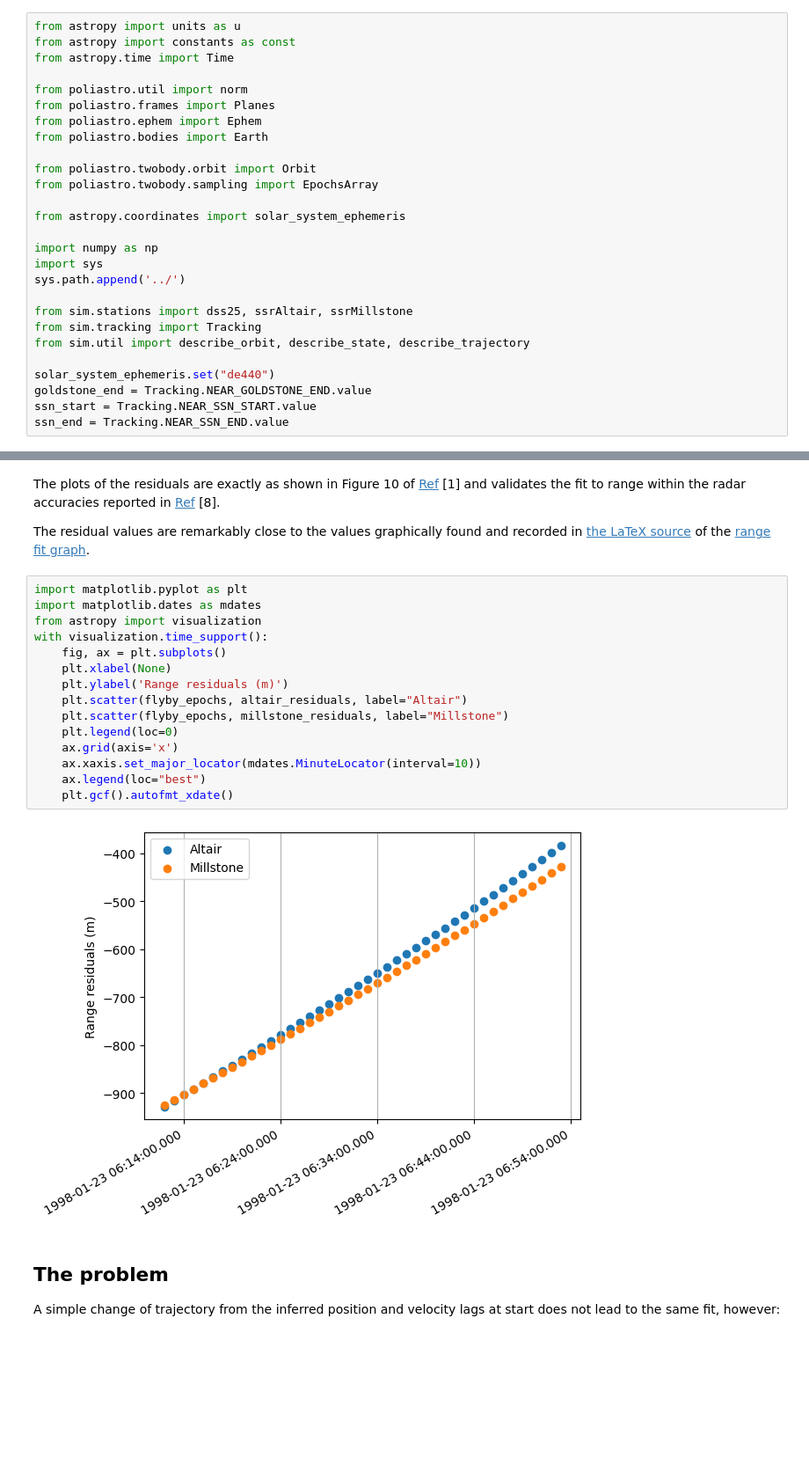
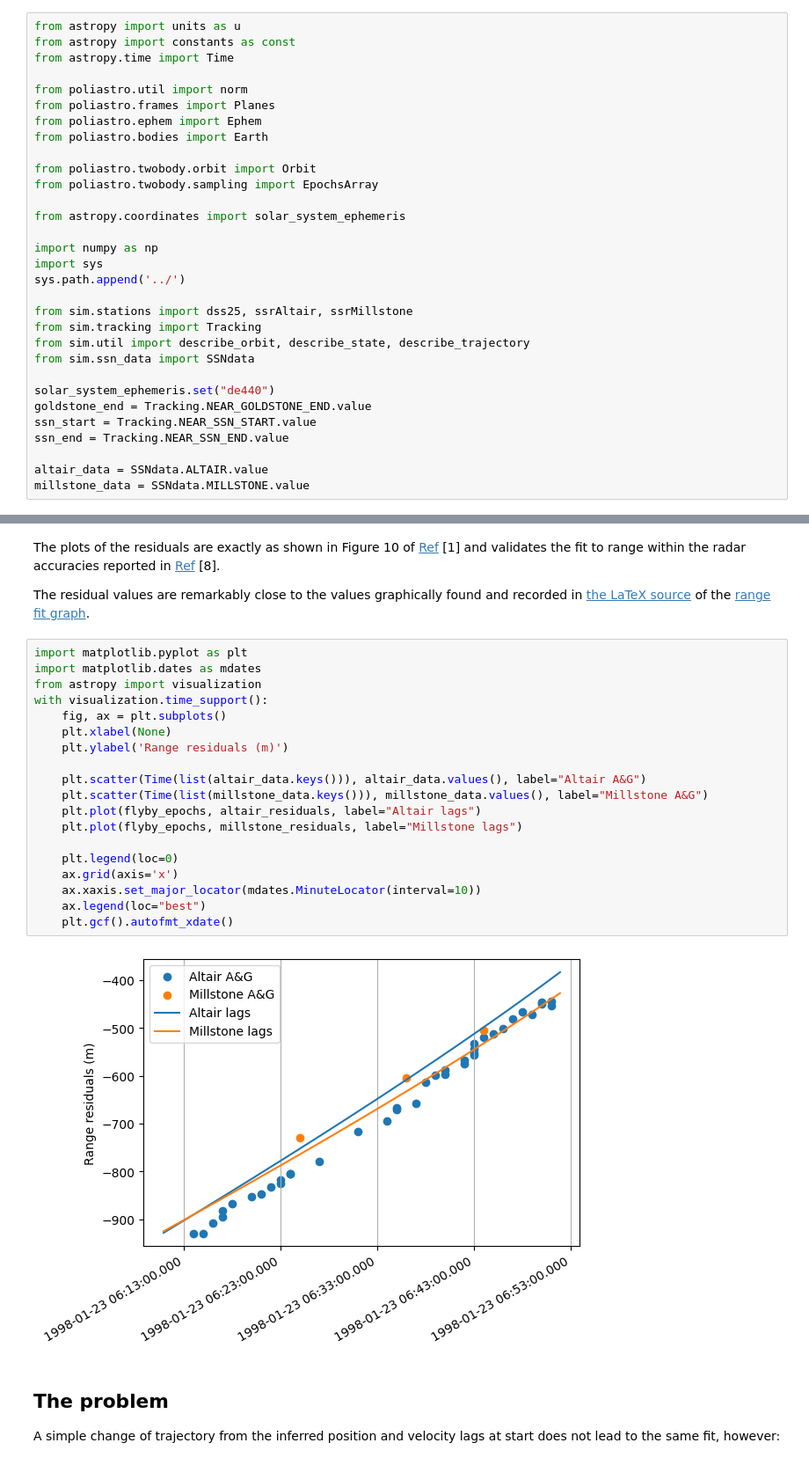
Before and after one commit to earthshrink/anomaly-sim, a Jupyter notebook: near/near_sim_ssn_residuals_exclude_station.ipynb, the cells around one changed output, grey strips where cells are left out. Shown at 88% size. Saved outputs shown, nothing was run; the diff lists cells and outputs as text; blank space fills up the shorter version.

Commit message:
SSN reference data points from A&G 1998

```diff
--- a/near/near_sim_ssn_residuals_exclude_station.ipynb
+++ b/near/near_sim_ssn_residuals_exclude_station.ipynb
@@ -26,11 +26,15 @@ sys.path.append('../')
 from sim.stations import dss25, ssrAltair, ssrMillstone
 from sim.tracking import Tracking
 from sim.util import describe_orbit, describe_state, describe_trajectory
+from sim.ssn_data import SSNdata
 
 solar_system_ephemeris.set("de440")
 goldstone_end = Tracking.NEAR_GOLDSTONE_END.value
 ssn_start = Tracking.NEAR_SSN_START.value
 ssn_end = Tracking.NEAR_SSN_END.value
+
+altair_data = SSNdata.ALTAIR.value
+millstone_data = SSNdata.MILLSTONE.value
 # %%
 sampling_interval = 60
 sample_offsets = np.arange(0, (ssn_end - ssn_start)/(1*u.s), sampling_interval)
@@ -98,20 +102,24 @@ The residual values are remarkably close to the values graphically found and rec
 # %%
 import matplotlib.pyplot as plt
 import matplotlib.dates as mdates
 from astropy import visualization
 with visualization.time_support():
     fig, ax = plt.subplots()
     plt.xlabel(None)
     plt.ylabel('Range residuals (m)')
-    plt.scatter(flyby_epochs, altair_residuals, label="Altair")
-    plt.scatter(flyby_epochs, millstone_residuals, label="Millstone")
+
+    plt.scatter(Time(list(altair_data.keys())), altair_data.values(), label="Altair A&G")
+    plt.scatter(Time(list(millstone_data.keys())), millstone_data.values(), label="Millstone A&G")
+    plt.plot(flyby_epochs, altair_residuals, label="Altair lags")
+    plt.plot(flyby_epochs, millstone_residuals, label="Millstone lags")
+
     plt.legend(loc=0)
     ax.grid(axis='x')
     ax.xaxis.set_major_locator(mdates.MinuteLocator(interval=10))
     ax.legend(loc="best")
     plt.gcf().autofmt_xdate()
 # %% [output]
-[figure, old version]
+[figure, new version]
 # %% [markdown]
 ## The problem
 
```
Also changed, not shown: 2 other files.
